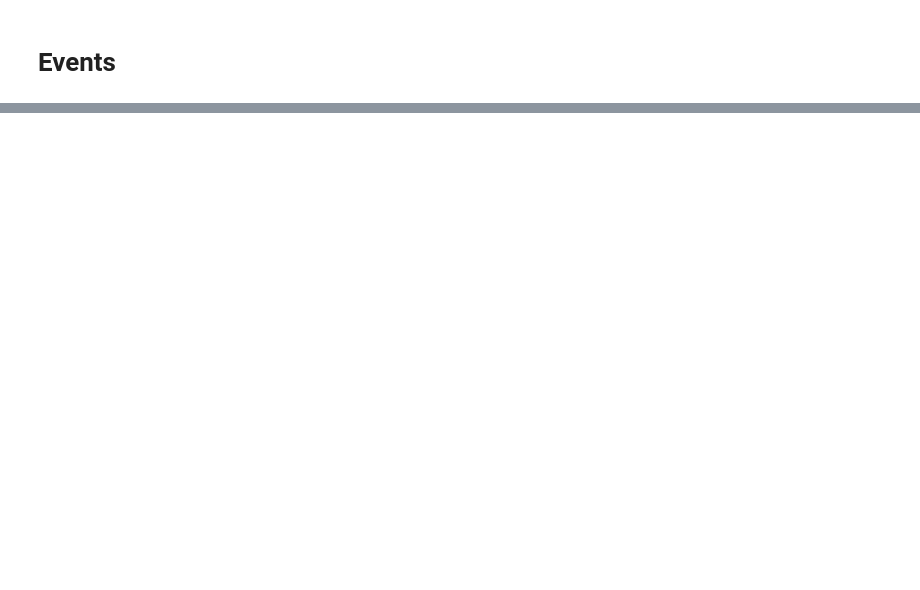
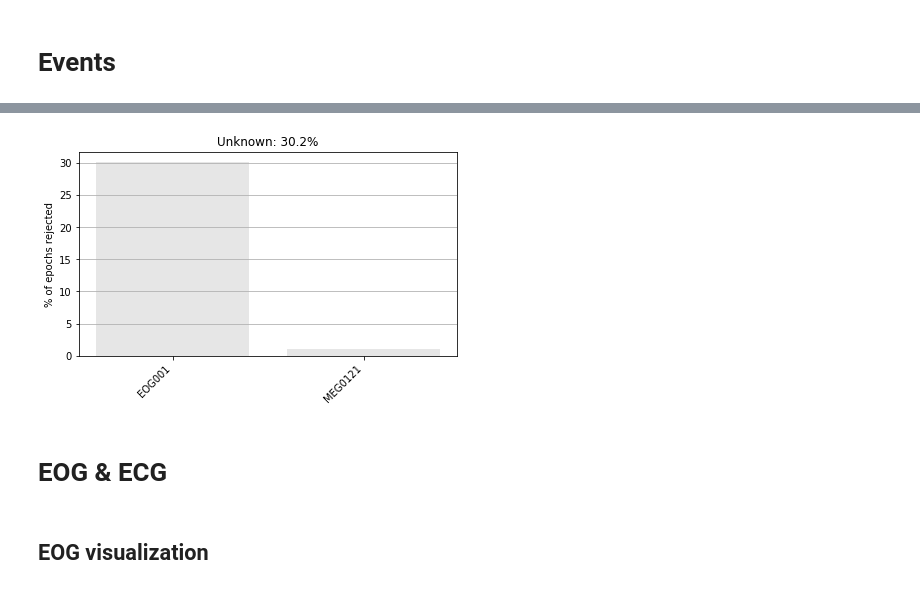
Before and after one commit to egorananyev/mne_pipe_visperc, a Jupyter notebook: mvpa_qc.ipynb, the cells around one changed output, grey strips where cells are left out. Cells and saved outputs as stored; diff of their text form; code cells hidden in the pictures; blank space fills up the shorter version.

Commit message:
Implemented filters and event processing, including PCA.

```diff
--- a/mvpa_qc.ipynb
+++ b/mvpa_qc.ipynb
@@ -371,0 +393,13 @@ if interactive:
+# %%
+event_id = {
+    'left/dur1/cont017': 2, 'left/dur1/cont033': 3, 'left/dur1/cont050': 4, 'left/dur1/cont100': 5,
+    'left/dur2/cont017': 6, 'left/dur2/cont033': 7, 'left/dur2/cont050': 8, 'left/dur2/cont100': 9,
+    'left/dur3/cont017': 10, 'left/dur3/cont033': 11, 'left/dur3/cont050': 12, 'left/dur3/cont100': 13,
+    'left/dur4/cont017': 14, 'left/dur4/cont033': 15, 'left/dur4/cont050': 16, 'left/dur4/cont100': 17,
+    'right/dur1/cont017': 22, 'right/dur1/cont033': 23, 'right/dur1/cont050': 24, 'right/dur1/cont100': 25,
+    'right/dur2/cont017': 26, 'right/dur2/cont033': 27, 'right/dur2/cont050': 28, 'right/dur2/cont100': 29,
+    'right/dur3/cont017': 30, 'right/dur3/cont033': 31, 'right/dur3/cont050': 32, 'right/dur3/cont100': 33,
+    'right/dur4/cont017': 34, 'right/dur4/cont033': 35, 'right/dur4/cont050': 36, 'right/dur4/cont100': 37,
+}
+# %%
+events = mne.find_events(raw, stim_channel='STI', verbose=True)
@@ -371,0 +431,8 @@ if interactive:
+# %%
+## Pick channels by type and names
+picks = mne.pick_types(raw.info, meg=True, eeg=False, eog=True, stim=False, exclude='bads')
+epochs = mne.Epochs(raw, events, event_id, epoch_beg_s, epoch_end_s, proj=True,
+                    picks=picks, baseline=baseline, reject=reject)
+# %%
+epochs.drop_bad()  # remove bad epochs based on rejection thresholds in <reject> var
+epochs.load_data()  # load data in memory
@@ -371,0 +457,9 @@ if interactive:
+# %%
+%matplotlib inline
+epochs.plot_drop_log();
+# %% [output]
+[figure, added]
+# %% [markdown]
+# EOG & ECG
+# %% [markdown]
+## EOG visualization
```
Also changed, not shown: parts of 54 cells of this notebook.
